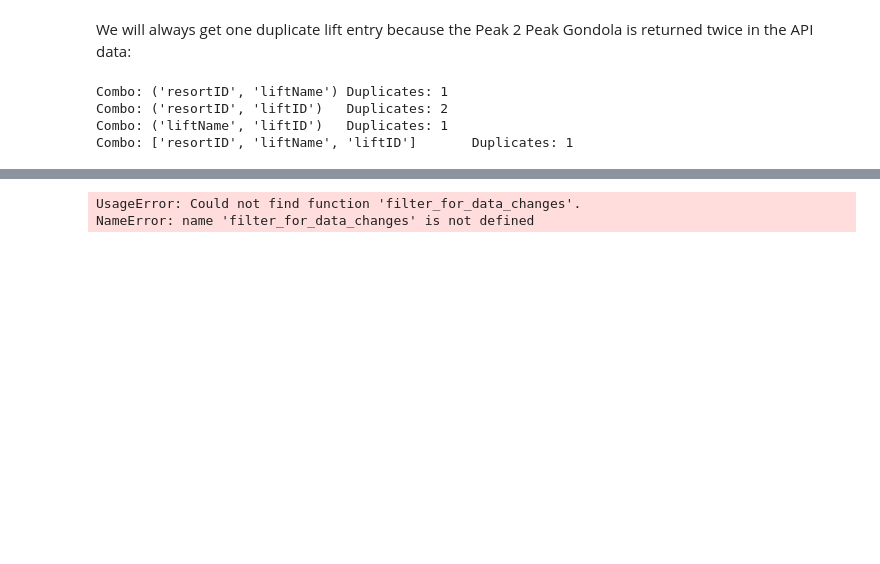
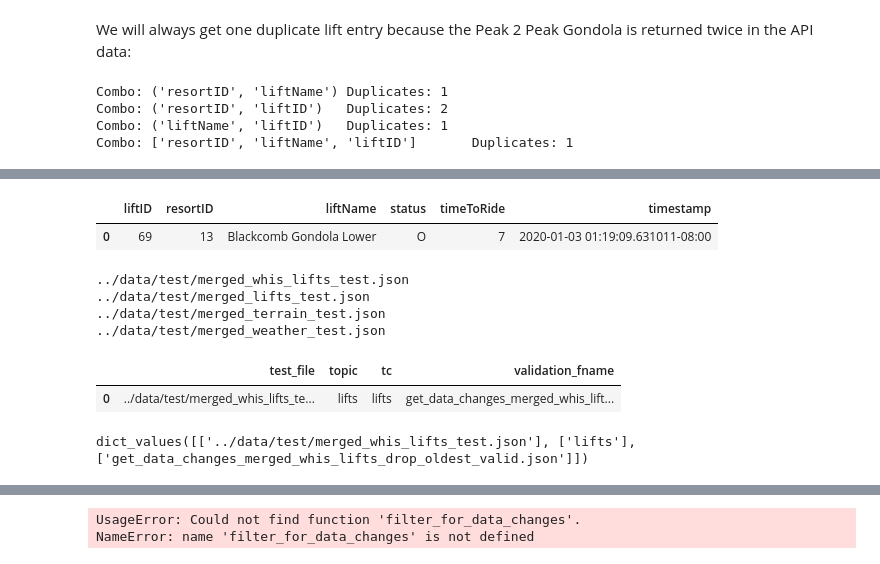
Before and after one commit to Pall-v/snowbot, a Jupyter notebook: notebooks/2.0-pv-process-json.ipynb, the cells around one changed output, grey strips where cells are left out. Drawn from its saved outputs; the diff is of its cells as text; code cells hidden in the pictures; blank space fills up the shorter version.

```diff
--- a/notebooks/2.0-pv-process-json.ipynb
+++ b/notebooks/2.0-pv-process-json.ipynb
@@ -709,0 +749,8 @@ df = load_json_as_df(merged_whis_lifts_test, 'lifts')
+# %%
+df = load_json_as_df(file, topic)
+result = get_data_changes(df, topic, keep_oldest=keep_old)
+with pd.option_context('display.max_rows', None, 'display.max_columns', None):
+    display(result)
+# %% [output]
+|  | liftID | resortID | liftName | status | timeToRide | timestamp |
+| 0 | 69 | 13 | Blackcomb Gondola Lower | O | 7 | 2020-01-03 01:19:09.631011-08:00 |
@@ -710,2 +767,48 @@ df = load_json_as_df(merged_whis_lifts_test, 'lifts')
 # %%
 import unittest
+# %%
+tests_df = pd.DataFrame({
+    'test_file': [merged_whis_lifts_json_test_file,
+                  merged_lifts_json_test_file,
+                  merged_terrain_json_test_file,
+                  merged_weather_json_test_file],
+    'topic': ['lifts', 'lifts', 'terrain', 'weather'],
+    'validation_fname_prefix': ['get_data_changes_merged_whis_lifts.json',
+                                'get_data_changes_merged_lifts',
+                                'get_data_changes_merged_terrain',
+                                'get_data_changes_merged_weather']
+})
+
+for row in tests_df.iterrows():
+    print(row[1]['test_file'])
+
+        df = load_json_as_df(row[1]['test_file'], row[1]['topic'])
+        df = df.sample(frac=1).reset_index(drop=True)  # Shuffle the data
+
+        for keep_oldest in [True, False]:
+
+            if keep_oldest == True:
+                validation_fname_suffix = "keep_oldest.json"
+            else:
+                validation_fname_suffix = "drop_oldest.json"
+
+            valid_df = pd.read_pickle(TEST_VALIDATION_DATA_DIR + row[1]['validation_fname_suffix'] + validation_fname_suffix)
+
+            pd.testing.assert_frame_equal(
+                get_data_changes(df, row[1]['topic'], keep_oldest=keep_oldest), valid_df,
+                'Did not match validation dataframe'
+            )
+# %% [output]
+../data/test/merged_whis_lifts_test.json
+../data/test/merged_lifts_test.json
+../data/test/merged_terrain_test.json
+../data/test/merged_weather_test.json
+# %%
+tests
+# %% [output]
+|  | test_file | topic | tc | validation_fname |
+| 0 | ../data/test/merged_whis_lifts_te... | lifts | lifts | get_data_changes_merged_whis_lift... |
+# %%
+tests.values()
+# %% [output]
+dict_values([['../data/test/merged_whis_lifts_test.json'], ['lifts'], ['get_data_changes_merged_whis_lifts_drop_oldest_valid.json']])
```
Also changed, not shown: parts of 13 cells of this notebook, 8 other files.
